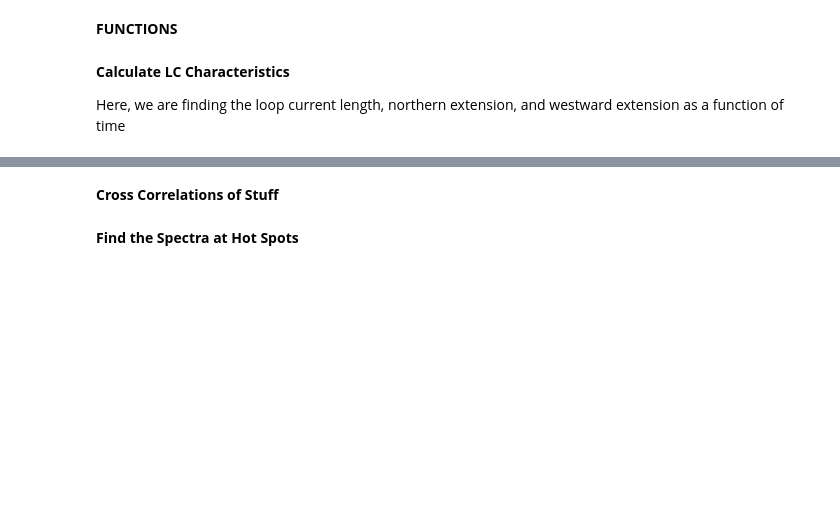
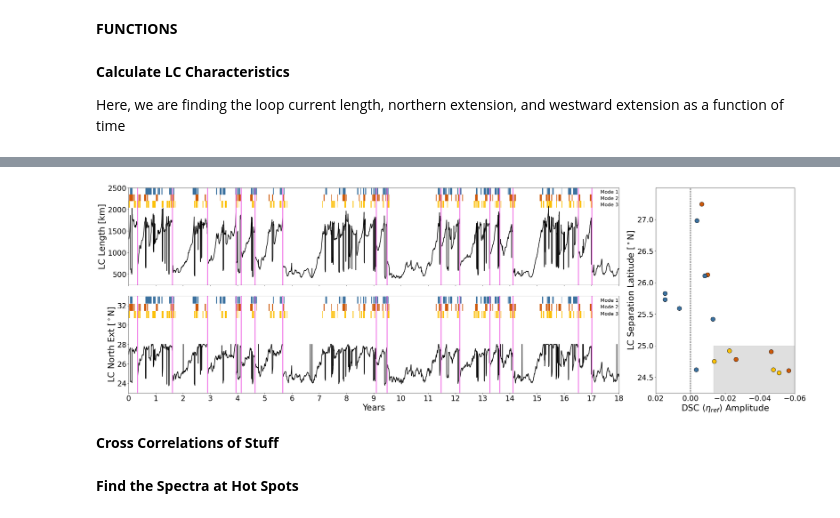
Before and after one commit to JCooke188/ceofs, a Jupyter notebook: ceof_calc.ipynb, the cells around one changed output, grey strips where cells are left out. Saved outputs shown, nothing was run; the diff lists cells and outputs as text; code cells hidden in the pictures; blank space fills up the shorter version.

```diff
--- a/ceof_calc.ipynb
+++ b/ceof_calc.ipynb
@@ -1152,8 +1227,8 @@ for n in range(2):
 
     ax.set_xticks(yr_ticks)
     ax.set_xticklabels([])
-    ax.set_ylabel(my_ylabel,fontsize=22)
-    ax.tick_params(axis='both', which='major', labelsize=22)
+    ax.set_ylabel(my_ylabel,fontsize=28)
+    ax.tick_params(axis='both', which='major', labelsize=24)
 
     for k,rec_mode in enumerate(mode_key):
         here_box = where_box[k]
@@ -1172,7 +1247,7 @@ for n in range(2):
             ax.add_patch(Rectangle((pt1,here_box),width=rec_width,height=rec_height,color=color_box[k]))
 
     for nn in range(len(when_separation)):
-        ax.vlines(when_separation[nn],-100,3000,color='xkcd:electric purple',linewidth=3)
+        ax.vlines(when_separation[nn],-100,3000,color='xkcd:purply pink',linewidth=3)
         #ax.vlines([when_separation[nn]-15,when_separation[nn]+15],-100,3000,color='xkcd:kelly green',linestyles='--',linewidth=2)
     ax.set_xlim(0,Nt)
 
@@ -1180,13 +1255,13 @@ for n in range(2):
     ax.text(Nt-m2_txt[0],m2_txt[1],'Mode 2',fontsize=16)
     ax.text(Nt-m3_txt[0],m3_txt[1],'Mode 3',fontsize=16)
 
-    if n == this_rows-1:
+    if n == 1:
         yr_ticks = [i for i in range(0,Nt,365)]
         yr_labels = [i for i in range(0,19,1)]
 
         ax.set_xticks(yr_ticks)
         ax.set_xticklabels(yr_labels)
-        ax.set_xlabel('Years',fontsize=22)
+        ax.set_xlabel('Years',fontsize=28)
 
 # -------------------------------------------------------------- Does the LC vs Eta Ref strength plot
 
@@ -1206,36 +1281,38 @@ for n in range(len(when_separation)):
     if this_mode == 'M1':
         m_color = 0
     elif this_mode == 'M2':
         m_color = 1
     elif this_mode == 'M3':
         m_color = 2
     else:
         continue
 
     ax.plot(dsc_plot[n],lc_plot[n],marker='o',markerfacecolor=mode_colors[m_color],markeredgecolor='k',markersize=14)
 
 
 
 #ax.hlines(25,eta_ref_threshold,-0.06,colors='k')
 ax.vlines(0,24,28,colors='k',linestyles='--')
 ax.add_patch(Rectangle((-0.06,24.25),width=(eta_ref_threshold - -0.06),height=0.75,color='gray',alpha=0.25))
 #ax.set_xlabel('DSC Cyclone $\eta_{ref}$ Strength',fontsize=14)
-ax.set_xlabel(r'$\langle\eta_{ref}\rangle$ Strength',fontsize=22)
+ax.set_xlabel(r'DSC $\langle\eta_{ref}\rangle$ Amplitude',fontsize=28)
 ax.set_xlim(0.02,-0.06)
 ax.set_ylim(24.25,27.5)
-ax.set_ylabel('LC North Ext. [$^\circ$N]',fontsize=22)
+ax.set_ylabel('LC Separation Latitude [$^\circ$N]',fontsize=28)
 #ax.set_yticklabels(['$24.5^\circ$N','$25.0^\circ$N','$25.5^\circ$N','$26.0^\circ$N','$26.5^\circ$N','$27.0^\circ$N',])
 ax.set_yticklabels(['24.5','25.0','25.5','26.0','26.5','27.0',])
 ax.set_yticks(np.array((24.5,25,25.5,26,26.5,27)))
-ax.tick_params(axis='both', which='major', labelsize=22)
+ax.tick_params(axis='both', which='major', labelsize=24)
 #ax.set_title('LC Northern Extension and DSC Strength\nAfter Separation',fontsize=18)
 
 
 
 
 plt.tight_layout()
 
 plt.savefig(f'./Figures/LC_LengthExt_TimeSeries_AND_Ext_vs_CycloneStrength_{today}.svg',format='svg',bbox_inches='tight')
+# %% [output]
+[figure, added]
 # %%
 # LC North Extension versus DSC for any detachment event
 
```
Also changed, not shown: parts of 6 cells of this notebook, 2 other files.
